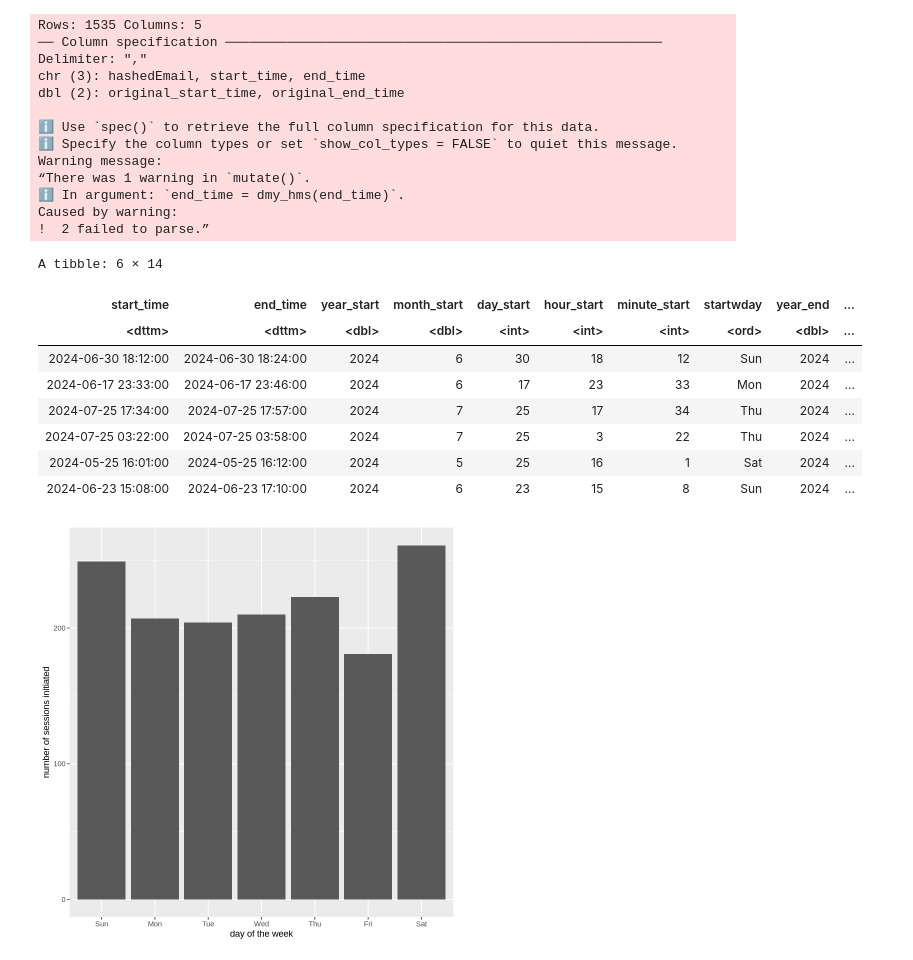
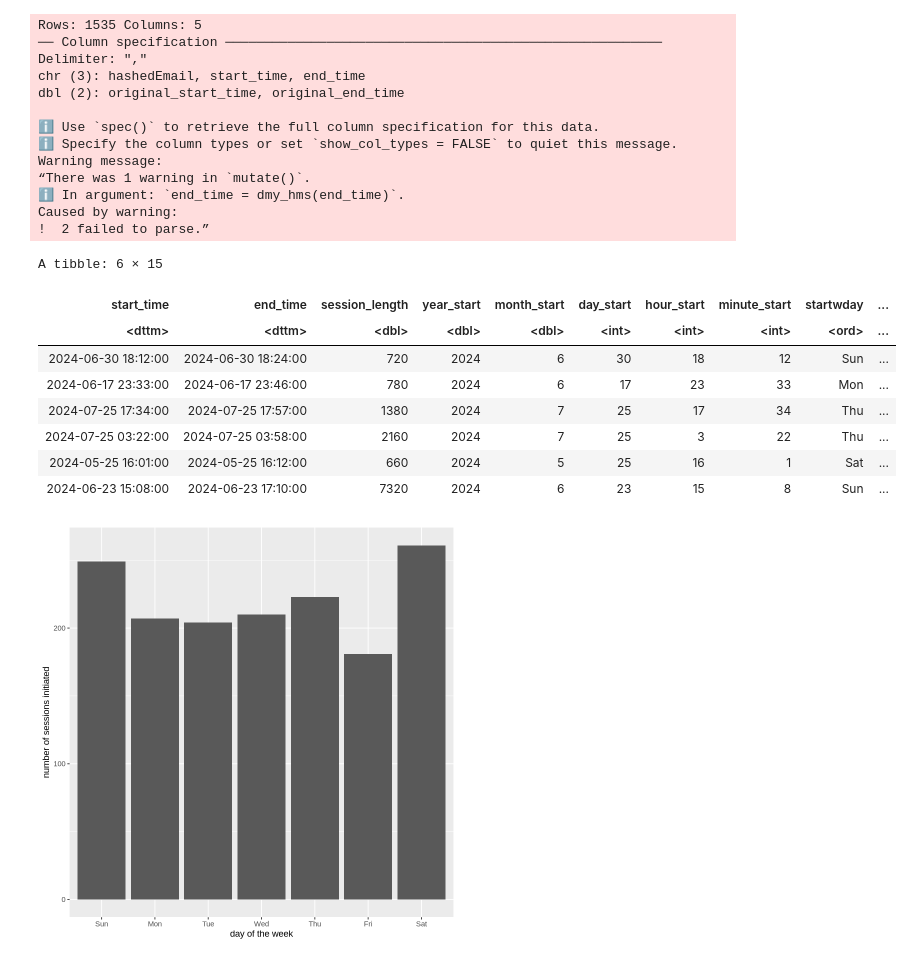
Before and after one commit to wruen/DSCI_100_test, a Jupyter notebook: DSCI_100_group_project.ipynb, the cells around one changed output. Cells and saved outputs as stored; diff of their text form; code cells hidden in the pictures.

Commit message:
added stuff on duration of sessions

```diff
--- a/DSCI_100_group_project.ipynb
+++ b/DSCI_100_group_project.ipynb
@@ -1,42 +1,43 @@
 # %%
 library(tidyverse)
 
 sessions<-read_csv("https://drive.google.com/uc?export=download&id=14O91N5OlVkvdGxXNJUj5jIsV5RexhzbB")
 
 sessions_tidy<-sessions|>
      mutate(start_time=paste(start_time,":00"),
      end_time=paste(end_time,":00"),
      start_time=dmy_hms(start_time),
-     end_time=dmy_hms(end_time))|>
-     select(start_time,end_time)|>
+     end_time=dmy_hms(end_time),
+     session_length=int_length(interval(start_time,end_time)))|>
+     select(start_time,end_time,session_length)|>
      mutate(year_start=year(start_time),month_start=month(start_time),day_start=day(start_time),
      hour_start=hour(start_time),minute_start=minute(start_time),startwday=wday(start_time,label=TRUE,abbr=TRUE))|>
      mutate(year_end=year(end_time),month_end=month(end_time),day_end=day(end_time),
      hour_end=hour(end_time),minute_end=minute(end_time),endwday=wday(end_time,label=TRUE,abbr=TRUE))
 head(sessions_tidy)
 # %% [output]
 Rows: 1535 Columns: 5
 ── Column specification ────────────────────────────────────────────────────────
 Delimiter: ","
 chr (3): hashedEmail, start_time, end_time
 dbl (2): original_start_time, original_end_time
 
 ℹ Use `spec()` to retrieve the full column specification for this data.
 ℹ Specify the column types or set `show_col_types = FALSE` to quiet this message.
 Warning message:
 “There was 1 warning in `mutate()`.
 ℹ In argument: `end_time = dmy_hms(end_time)`.
 Caused by warning:
 !  2 failed to parse.”
-A tibble: 6 × 14
+A tibble: 6 × 15
-| start_time | end_time | year_start | month_start | day_start | hour_start | minute_start | startwday | year_end | ... |
-| <dttm> | <dttm> | <dbl> | <dbl> | <int> | <int> | <int> | <ord> | <dbl> | ... |
-| 2024-06-30 18:12:00 | 2024-06-30 18:24:00 | 2024 | 6 | 30 | 18 | 12 | Sun | 2024 | ... |
-| 2024-06-17 23:33:00 | 2024-06-17 23:46:00 | 2024 | 6 | 17 | 23 | 33 | Mon | 2024 | ... |
-| 2024-07-25 17:34:00 | 2024-07-25 17:57:00 | 2024 | 7 | 25 | 17 | 34 | Thu | 2024 | ... |
-| 2024-07-25 03:22:00 | 2024-07-25 03:58:00 | 2024 | 7 | 25 | 3 | 22 | Thu | 2024 | ... |
-| 2024-05-25 16:01:00 | 2024-05-25 16:12:00 | 2024 | 5 | 25 | 16 | 1 | Sat | 2024 | ... |
-| 2024-06-23 15:08:00 | 2024-06-23 17:10:00 | 2024 | 6 | 23 | 15 | 8 | Sun | 2024 | ... |
+| start_time | end_time | session_length | year_start | month_start | day_start | hour_start | minute_start | startwday | ... |
+| <dttm> | <dttm> | <dbl> | <dbl> | <dbl> | <int> | <int> | <int> | <ord> | ... |
+| 2024-06-30 18:12:00 | 2024-06-30 18:24:00 | 720 | 2024 | 6 | 30 | 18 | 12 | Sun | ... |
+| 2024-06-17 23:33:00 | 2024-06-17 23:46:00 | 780 | 2024 | 6 | 17 | 23 | 33 | Mon | ... |
+| 2024-07-25 17:34:00 | 2024-07-25 17:57:00 | 1380 | 2024 | 7 | 25 | 17 | 34 | Thu | ... |
+| 2024-07-25 03:22:00 | 2024-07-25 03:58:00 | 2160 | 2024 | 7 | 25 | 3 | 22 | Thu | ... |
+| 2024-05-25 16:01:00 | 2024-05-25 16:12:00 | 660 | 2024 | 5 | 25 | 16 | 1 | Sat | ... |
+| 2024-06-23 15:08:00 | 2024-06-23 17:10:00 | 7320 | 2024 | 6 | 23 | 15 | 8 | Sun | ... |
 # %%
 bydayofweek<-ggplot(sessions_tidy,aes(x=startwday))+
 geom_bar()+
```
Also changed, not shown: parts of 2 cells of this notebook.
